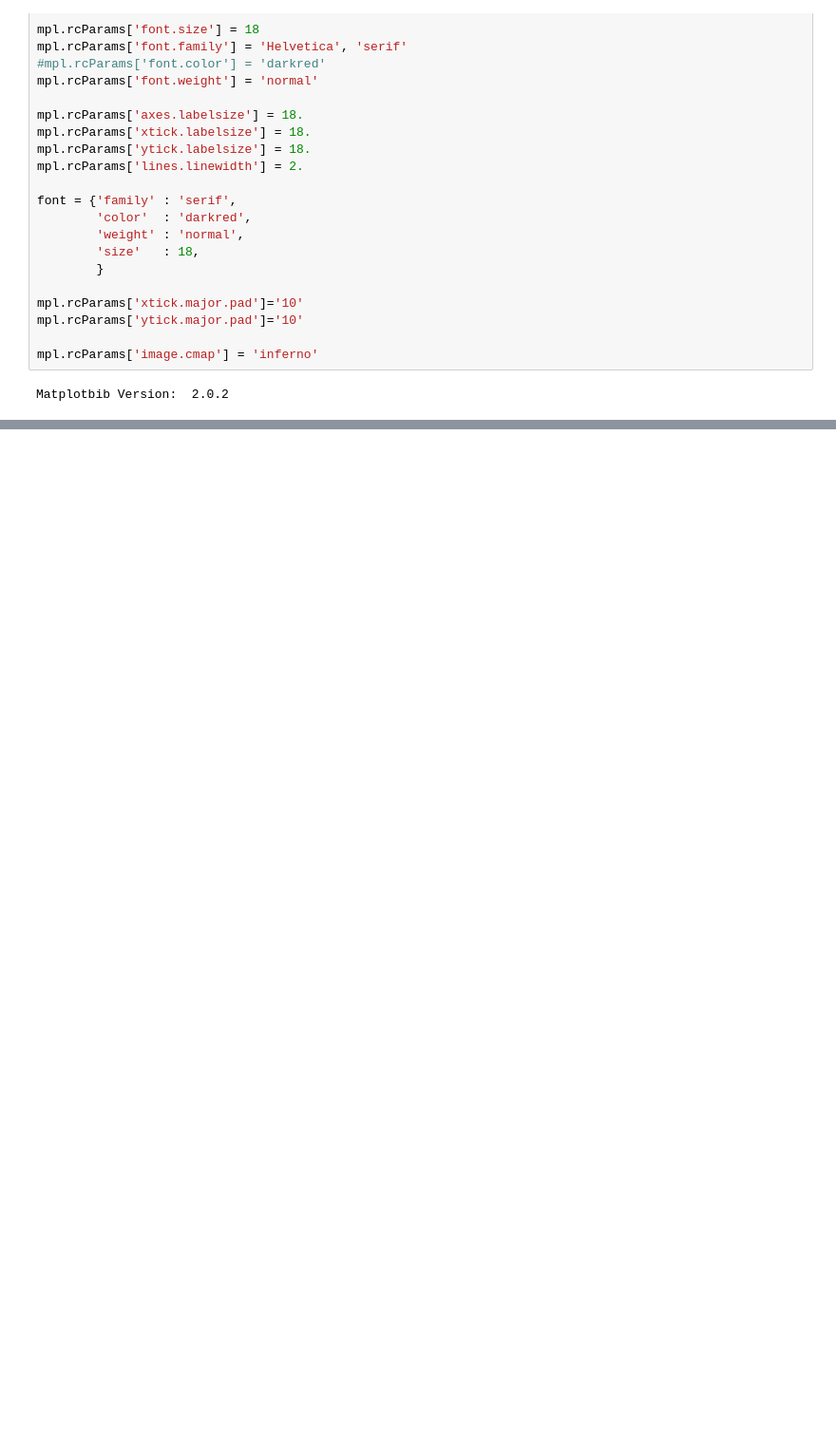
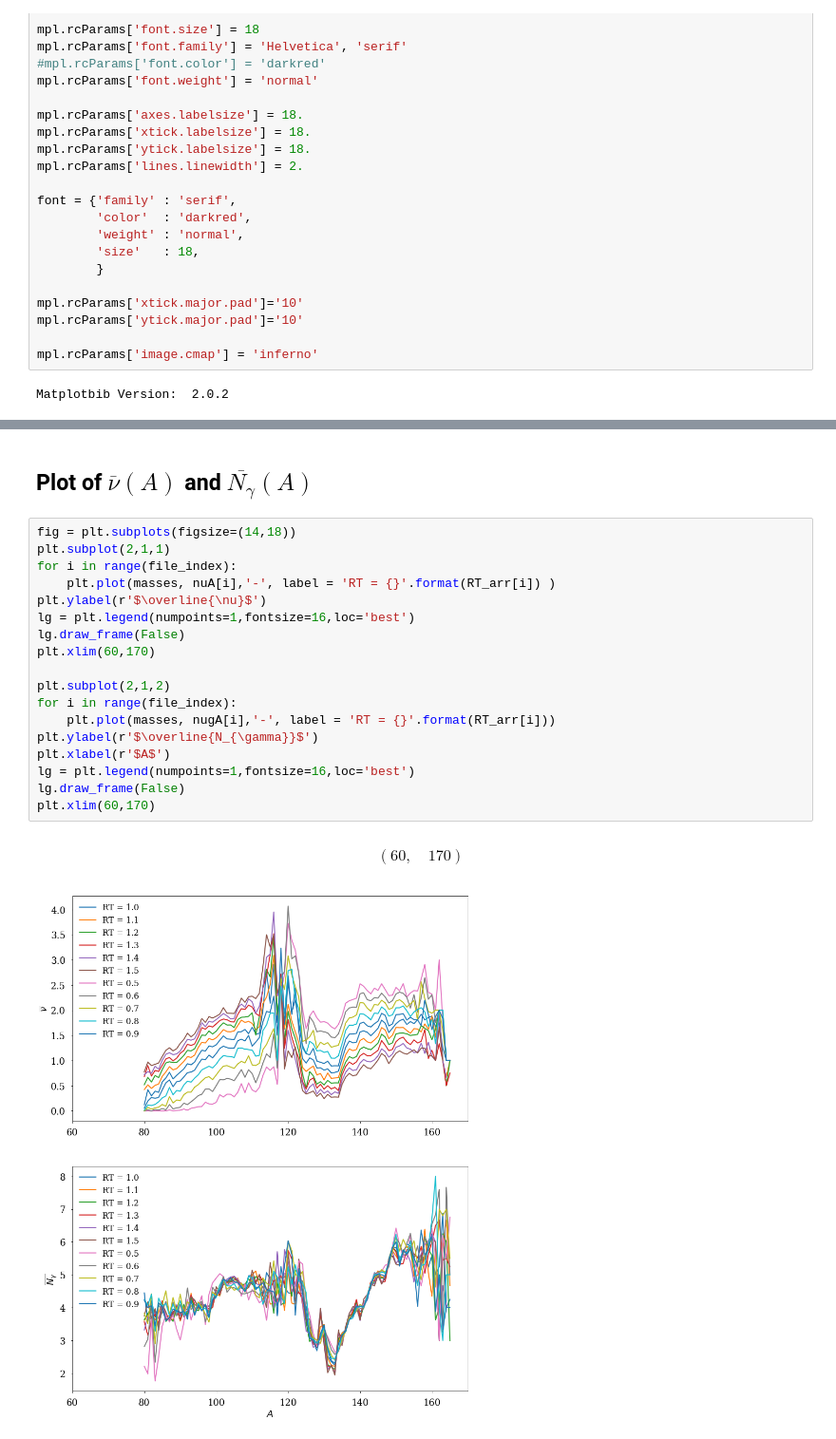
Before and after one commit to austinlc/CGMFAnalysis, a Jupyter notebook: SA_CGMF/RT_U235/U-235RTAnalysis.ipynb, the cells around one changed output, grey strips where cells are left out. Shown at 95% size. Saved outputs shown, nothing was run; the diff lists cells and outputs as text; blank space fills up the shorter version.

```diff
--- a/SA_CGMF/RT_U235/U-235RTAnalysis.ipynb
+++ b/SA_CGMF/RT_U235/U-235RTAnalysis.ipynb
@@ -358,0 +473,23 @@ plt.xlabel(r'$R_{T}$')
+# %% [markdown]
+## Plot of $\overline{\nu}(A)$ and $\overline{N_{\gamma}}(A)$
+# %%
+fig = plt.subplots(figsize=(14,18))
+plt.subplot(2,1,1)
+for i in range(file_index):
+    plt.plot(masses, nuA[i],'-', label = 'RT = {}'.format(RT_arr[i]) )
+plt.ylabel(r'$\overline{\nu}$')
+lg = plt.legend(numpoints=1,fontsize=16,loc='best')
+lg.draw_frame(False)
+plt.xlim(60,170)
+
+plt.subplot(2,1,2)
+for i in range(file_index):
+    plt.plot(masses, nugA[i],'-', label = 'RT = {}'.format(RT_arr[i]))
+plt.ylabel(r'$\overline{N_{\gamma}}$')
+plt.xlabel(r'$A$')
+lg = plt.legend(numpoints=1,fontsize=16,loc='best')
+lg.draw_frame(False)
+plt.xlim(60,170)
+# %% [output]
+$$\left ( 60, \quad 170\right )$$
+[figure, added]
```
Also changed, not shown: parts of 11 cells of this notebook, 2 other files.
